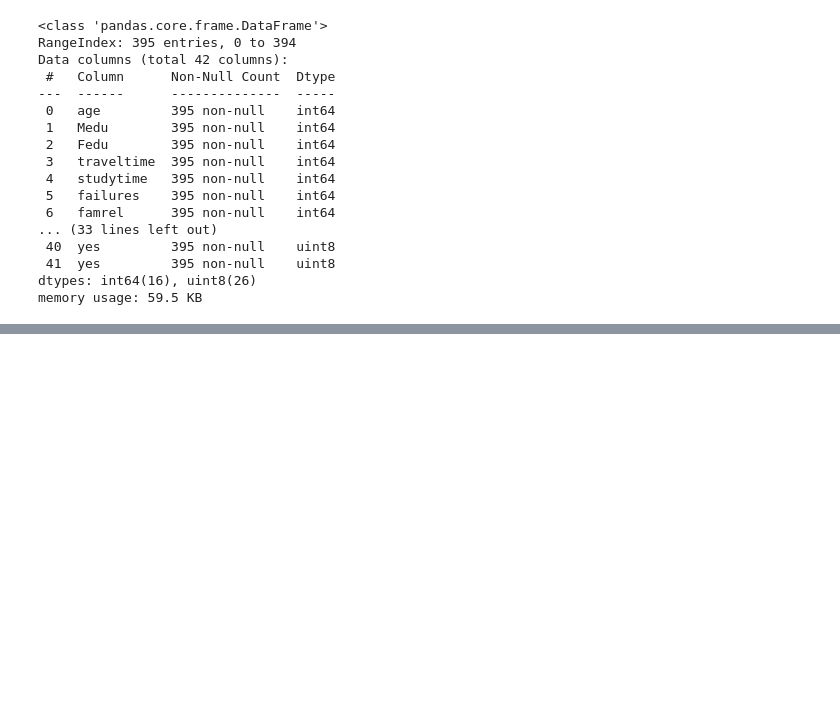
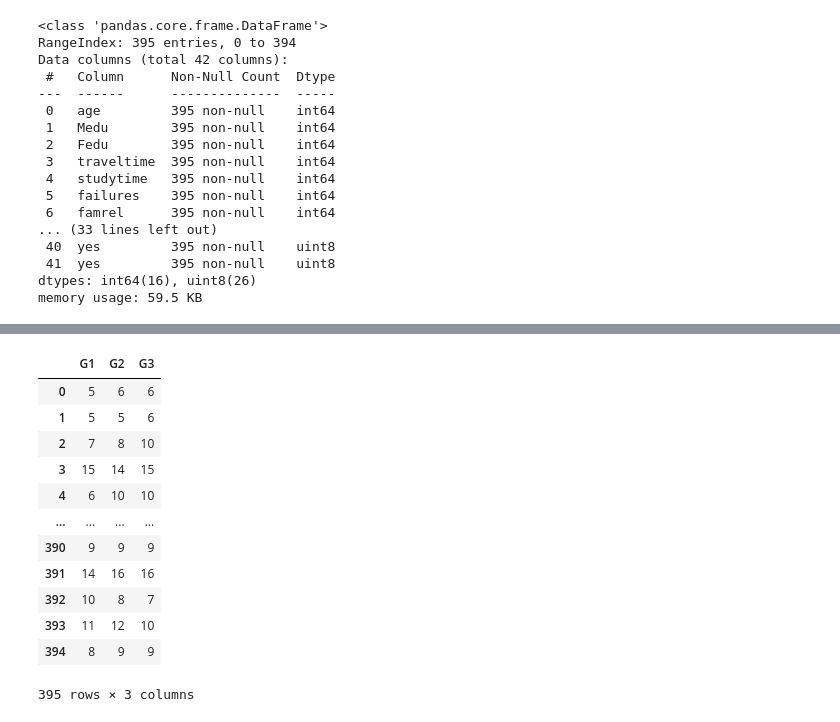
Before and after one commit to Sirfowahid/ML-Student-Grade, a Jupyter notebook: Student-Marks-Prediction.ipynb, the cells around one changed output, grey strips where cells are left out. Drawn from its saved outputs; the diff is of its cells as text; code cells hidden in the pictures; blank space fills up the shorter version.

Commit message:
grade separetion

```diff
--- a/Student-Marks-Prediction.ipynb
+++ b/Student-Marks-Prediction.ipynb
@@ -187,0 +184,20 @@ memory usage: 59.5 KB
+# %%
+grade=data['G1']
+# %%
+grade=pd.concat([grade,data['G2'],data['G3']],axis=1)
+# %%
+grade
+# %% [output]
+|  | G1 | G2 | G3 |
+| 0 | 5 | 6 | 6 |
+| 1 | 5 | 5 | 6 |
+| 2 | 7 | 8 | 10 |
+| 3 | 15 | 14 | 15 |
+| 4 | 6 | 10 | 10 |
+| ... | ... | ... | ... |
+| 390 | 9 | 9 | 9 |
+| 391 | 14 | 16 | 16 |
+| 392 | 10 | 8 | 7 |
+| 393 | 11 | 12 | 10 |
+| 394 | 8 | 9 | 9 |
+395 rows × 3 columns
```
Also changed, not shown: parts of 1 cell of this notebook.
